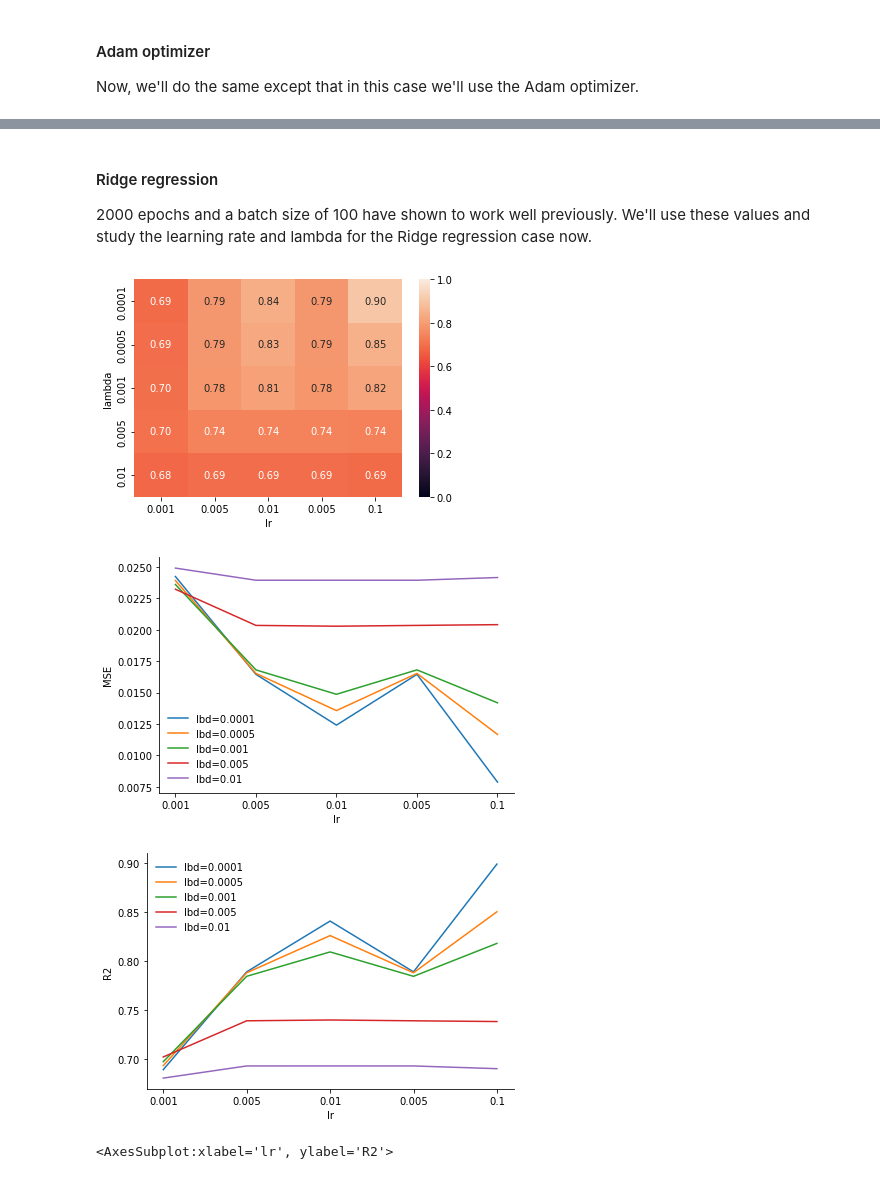
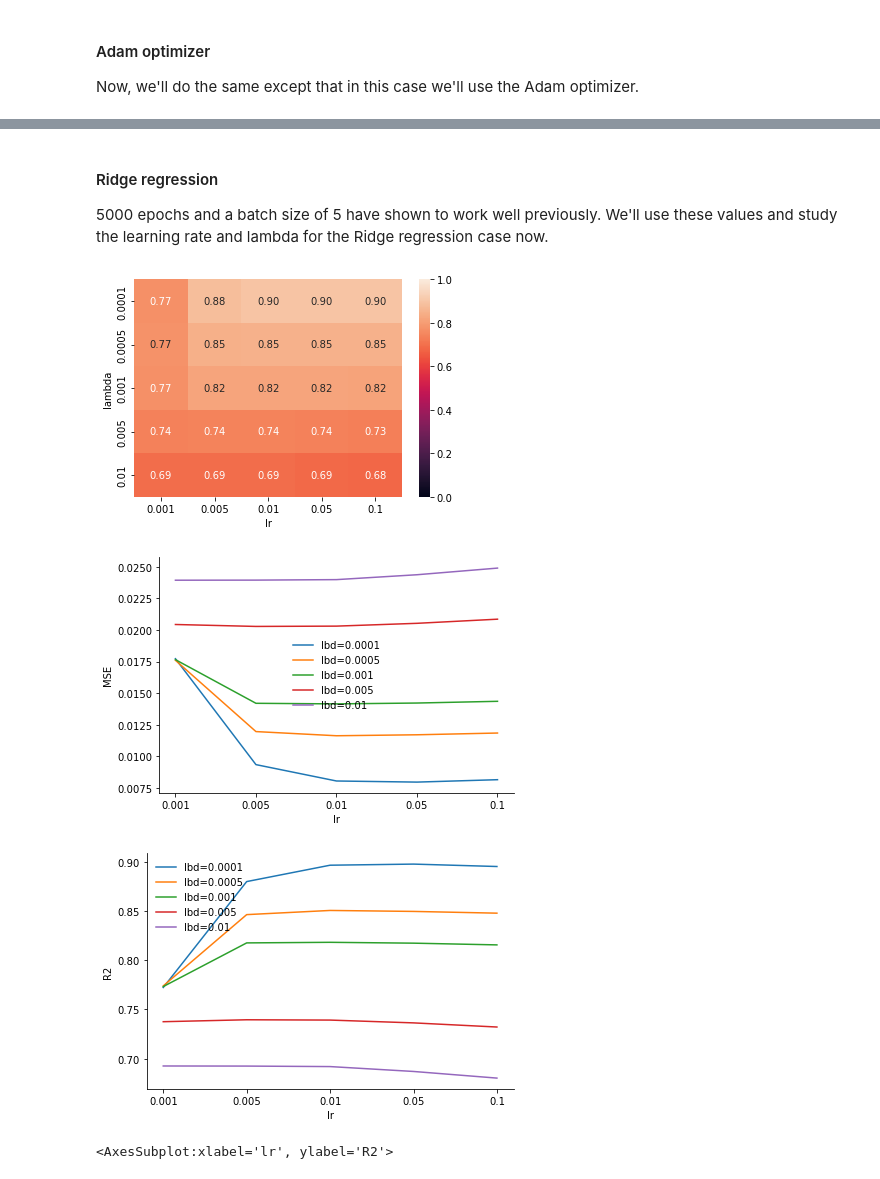
Before and after one commit to frederikrogge/compsci-project, a Jupyter notebook: Notebooks/task_f.ipynb, the cells around one changed output, grey strips where cells are left out. Saved outputs shown, nothing was run; the diff lists cells and outputs as text; code cells hidden in the pictures.

```diff
--- a/Notebooks/task_f.ipynb
+++ b/Notebooks/task_f.ipynb
@@ -43,8 +43,8 @@ First, consider the simple case of a linear regression model that is trained usi
 # %%
 # Define parameters
 epochs = 2000
-lr = 1e-1
-batch_size = 20
+lr = 0.1
+batch_size = 1
 
 # Instantiate optimizer and model
 optimizer = SGD(lr=lr)
@@ -95,7 +95,7 @@ Analysis of different learning rates, batch sizes and epochs.
 # %%
 # Define parameters
 n_epochs = [500, 2000, 5000, 10000]
-lrs = [1e-3, 5e-3, 1e-2, 0.5e-2, 1e-1]
+lrs = [1e-3, 5e-3, 1e-2, 5e-2, 1e-1]
 batch_sizes = [1, 5, 20, 50, 100]
 
 # Iterate over different number of epochs
@@ -158,0 +217,14 @@ Results for 5000 epochs
+# %%
+lr = 0.1
+ks = [0.0001, 0.0005, 0.001, 0.005]
+epochs = 5000
+results = []
+for k in ks:
+    lr_scheduler = ExpLearningScheduler(lr, k=k)
+    lrs = []
+    for _ in range(epochs):
+        lr = lr_scheduler.update()
+        lrs.append(lr)
+    results.append(lrs)
+legend = ['k={}'.format(k) for k in ks]
+plot_metric(y=results, show=True, save=True, legend=legend, x_label='epoch', y_label='lr', name='f_lr-scheduler')
@@ -163,7 +238,7 @@ Now, we'll do the same except that in this case we'll use the Adam optimizer.
 # %%
 # Define parameters
 epochs = 5000
-lrs = [1e-3, 5e-3, 1e-2, 0.5e-2, 1e-1]
+lrs = [1e-3, 5e-3, 1e-2, 5e-2, 1e-1]
 batch_sizes = [1, 5, 20, 50, 100]
 
 all_losses = []
@@ -213,13 +288,13 @@ plot_metric(y=all_scores, x=np.arange(len(lrs)), nx_ticks=lrs, show=True, save=T
 # %% [markdown]
 #### Ridge regression
 
-2000 epochs and a batch size of 100 have shown to work well previously. We'll use these values and study the learning rate and lambda for the Ridge regression case now.
+5000 epochs and a batch size of 5 have shown to work well previously. We'll use these values and study the learning rate and lambda for the Ridge regression case now.
 # %%
 # Define parameters
 epochs = 5000
-lrs = [1e-3, 5e-3, 1e-2, 0.5e-2, 1e-1]
+batch_size = 5
+lrs = [1e-3, 5e-3, 1e-2, 5e-2, 1e-1]
 lbds = [1e-4, 5e-4, 1e-3, 5e-3, 1e-2]
-batch_size = 20
 
 all_losses = []
 all_scores = []
@@ -234,34 +309,34 @@ for lbd in lbds:
         optimizer = SGD(lr=lr)
 
         # Train model
         model.train(x_train, y_train, optimizer, batch_size, epochs)
 
         y_hat = model.predict(x_test)
         mse = MSE(y_test, y_hat)
         r2 = R2(y_test, y_hat)
 
         # Append
         mse_losses.append(mse)
         r2_scores.append(r2)
 
     all_losses.append(mse_losses)
     all_scores.append(r2_scores)
 
 df = pd.DataFrame(np.array(all_scores), index=lbds, columns=lrs)
 heatmap = sns.heatmap(df, vmin=0, vmax=1, annot=True, fmt=".2f",)
 plt.xlabel('lr')
 plt.ylabel('lambda')
 fig = heatmap.get_figure()
 fig.savefig(os.path.join(SAVE_PATH, 'f_heatmap_sgd_ridge_lr-lbd_{}epoch'.format(epochs)), dpi=300, transparent=True, bbox_inches='tight')
 
 legend = ['lbd='+str(lbd) for lbd in lbds]
 plot_metric(y=all_losses, x=np.arange(len(lrs)), nx_ticks=lrs, show=True, save=True, x_label='lr', y_label='MSE', name='f_mse_sgd_ridge_lr-lbd',
            legend=legend)
 
 plot_metric(y=all_scores, x=np.arange(len(lrs)), nx_ticks=lrs, show=True, save=True, x_label='lr', y_label='R2', name='f_r2_sgd_ridge_lr-lbd',
            legend=legend)
 # %% [output]
-[figure, old version]
+[figure, new version]
-[figure, old version]
+[figure, new version]
-[figure, old version]
+[figure, new version]
 <AxesSubplot:xlabel='lr', ylabel='R2'>
```
Also changed, not shown: parts of 11 cells of this notebook, 38 other files.
